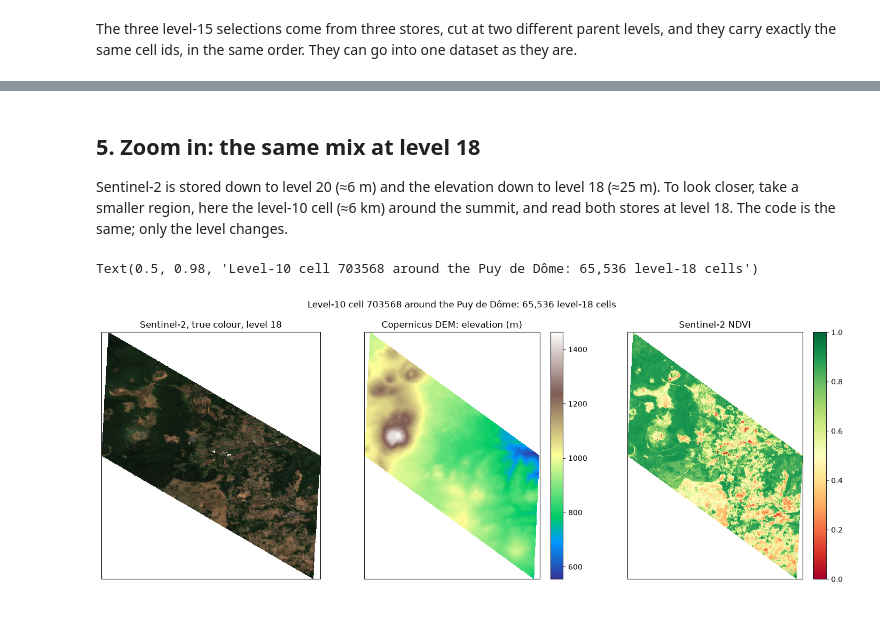
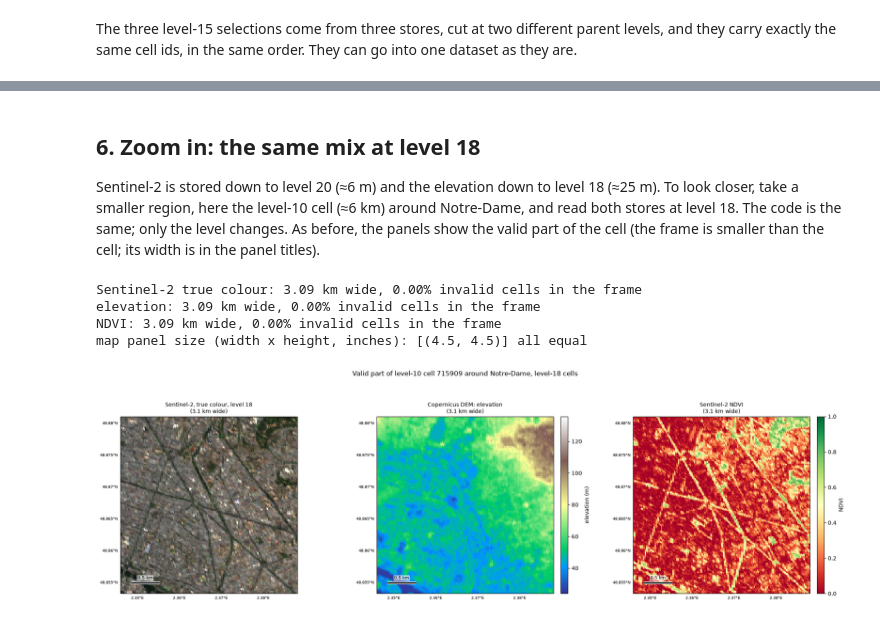
Before and after one commit to GRID4EARTH/examples, a Jupyter notebook: notebooks/02-mixing-products-on-one-grid.ipynb, the cells around one changed output, grey strips where cells are left out. Cells and saved outputs as stored; diff of their text form; code cells hidden in the pictures.

```diff
--- a/notebooks/02-mixing-products-on-one-grid.ipynb
+++ b/notebooks/02-mixing-products-on-one-grid.ipynb
@@ -149,6 +179,7 @@ mix = xr.Dataset(
         "b02": s2["b02"],
         "b03": s2["b03"],
         "b04": s2["b04"],
+        "b08": s2["b08"],
         "b8a": s2["b8a"],
         "elevation": ("cells", dem["dsm"].values, {"long_name": "surface elevation", "units": "m"}),
         "oa06": ("cells", olci["oa06_radiance"].values, olci["oa06_radiance"].attrs),
@@ -283,6 +451,6 @@ The whole area is one ERA5 cell. Its 24 hourly values place the two overpasses i
 # %%
 overpass = {
-    "Sentinel-3A": np.datetime64("2026-08-12T09:58:24"),
+    "Sentinel-3A": np.datetime64(olci_time),
     "Sentinel-2B": np.datetime64(s2_item.datetime.replace(tzinfo=None), "s"),
 }
 
@@ -306,0 +481,5 @@ At the Sentinel-2 overpass: 30.2 °C, total cloud cover 0.05, total column water
+# %%
+sub = cell_of(lon, lat, region_level)
+for name, cell, cell_level in [("level-7 cell", area, area_level), (f"level-{region_level} cell", sub, region_level)]:
+    p = positions(cell, cell_level, level, store_cell=area, store_level=area_level)
+    print(f"{name} {cell}: level-{level} positions {p.start:,} to {p.stop - 1:,} ({p.stop - p.start:,} cells)")
@@ -306,0 +534,16 @@ At the Sentinel-2 overpass: 30.2 °C, total cloud cover 0.05, total column water
+# %%
+def name(item):
+    return "Sentinel-" + item.properties["platform"][-2:].upper()
+
+
+# The frame holds only cells that are valid in both passes.
+both_valid = (valid_before & valid_after).values & np.isfinite(change.values)
+pass_extent = valid_frame(ids, level, both_valid, extent_of(area, area_level, pad=0))
+fig, axes = map_grid(1, 3)
+show(ids, ndvi_before, level, axes[0], f"NDVI, {name(pass_before)}, {pass_before.datetime:%Y-%m-%d}", pass_extent, cmap="RdYlGn", vmin=0, vmax=1, label="NDVI")
+show(ids, ndvi_after, level, axes[1], f"NDVI, {name(pass_after)}, {pass_after.datetime:%Y-%m-%d}", pass_extent, cmap="RdYlGn", vmin=0, vmax=1, label="NDVI")
+show(ids, change, level, axes[2], "NDVI change (after minus before)", pass_extent, cmap="RdBu", vmin=-0.1, vmax=0.1, label="ΔNDVI")
+fig.suptitle(f"Valid part of level-{area_level} cell {area}, level-{level} cells: {name(pass_before)} and {name(pass_after)}", y=0.995)
+for label, v in [("before", valid_before.values), ("after", valid_after.values), ("change", np.isfinite(change.values))]:
+    print(f"{label}: {(pass_extent[1] - pass_extent[0]) / 1000:.1f} km wide, {invalid_share(ids, level, v, pass_extent):.2%} invalid cells in the frame")
+check_panels(fig, axes)
@@ -307,29 +579,40 @@ At the Sentinel-2 overpass: 30.2 °C, total cloud cover 0.05, total column water
 # %% [markdown]
-## 5. Zoom in: the same mix at level 18
+## 6. Zoom in: the same mix at level 18
 
-Sentinel-2 is stored down to level 20 (≈6 m) and the elevation down to level 18 (≈25 m). To look closer, take a smaller region, here the level-10 cell (≈6 km) around the summit, and read both stores at level 18. The code is the same; only the level changes.
+Sentinel-2 is stored down to level 20 (≈6 m) and the elevation down to level 18 (≈25 m). To look closer, take a smaller region, here the level-10 cell (≈6 km) around Notre-Dame, and read both stores at level 18. The code is the same; only the level changes. As before, the panels show the valid part of the cell (the frame is smaller than the cell; its width is in the panel titles).
 # %%
-fine, region_level = 18, 10
 region = cell_of(lon, lat, region_level)
 
 s2_fine = xr.open_dataset(s2_item.assets["product"].href, engine="zarr", group=f"measurements/reflectance/{fine}")
 s2_fine = s2_fine[["b02", "b03", "b04", "b08"]].isel(cells=positions(region, region_level, fine, store_cell=area, store_level=7)).load()
 
 dem_fine = xr.open_dataset(dem_item.assets["product"].href, engine="zarr", group=f"dem/{fine}")
 dem_fine = dem_fine.isel(cells=positions(region, region_level, fine, store_cell=area >> 4, store_level=5)).load()
 
 assert np.array_equal(s2_fine["cell_ids"].values, dem_fine["cell_ids"].values)
 ids = s2_fine["cell_ids"].values
 ndvi = (s2_fine["b08"] - s2_fine["b04"]) / (s2_fine["b08"] + s2_fine["b04"])
 
-fig, axes = plt.subplots(1, 3, figsize=(18, 6), subplot_kw={"projection": projection})
-show(ids, stretch(s2_fine["b04"], s2_fine["b03"], s2_fine["b02"], gain=3.5), fine, axes[0], f"Sentinel-2, true colour, level {fine}")
-show(ids, dem_fine["dsm"], fine, axes[1], "Copernicus DEM: elevation (m)", cmap="terrain", colorbar=True)
-show(ids, ndvi, fine, axes[2], "Sentinel-2 NDVI", cmap="RdYlGn", vmin=0, vmax=1, colorbar=True)
-fig.suptitle(f"Level-{region_level} cell {region} around the Puy de Dôme: {ids.size:,} level-{fine} cells", y=0.98)
+zoom_valid = {
+    "Sentinel-2 true colour": valid_of(s2_fine["b04"], s2_fine["b03"], s2_fine["b02"]),
+    "elevation": valid_of(dem_fine["dsm"]),
+    "NDVI": valid_of(ndvi, s2_fine["b08"]),
+}
+zoom_extent = valid_frame(ids, fine, np.logical_and.reduce(list(zoom_valid.values())), extent_of(region, region_level, pad=0))
+fig, axes = map_grid(1, 3)
+show(ids, stretch(s2_fine["b04"], s2_fine["b03"], s2_fine["b02"], gain=3.5), fine, axes[0], f"Sentinel-2, true colour, level {fine}", zoom_extent)
+show(ids, dem_fine["dsm"], fine, axes[1], "Copernicus DEM: elevation", zoom_extent, cmap="terrain", label="elevation (m)")
+show(ids, ndvi, fine, axes[2], "Sentinel-2 NDVI", zoom_extent, cmap="RdYlGn", vmin=0, vmax=1, label="NDVI")
+fig.suptitle(f"Valid part of level-{region_level} cell {region} around Notre-Dame, level-{fine} cells", y=0.995)
+for name, v in zoom_valid.items():
+    print(f"{name}: {(zoom_extent[1] - zoom_extent[0]) / 1000:.2f} km wide, {invalid_share(ids, fine, v, zoom_extent):.2%} invalid cells in the frame")
+check_panels(fig, axes)
 # %% [output]
-Text(0.5, 0.98, 'Level-10 cell 703568 around the Puy de Dôme: 65,536 level-18 cells')
+Sentinel-2 true colour: 3.09 km wide, 0.00% invalid cells in the frame
+elevation: 3.09 km wide, 0.00% invalid cells in the frame
+NDVI: 3.09 km wide, 0.00% invalid cells in the frame
+map panel size (width x height, inches): [(4.5, 4.5)] all equal
-[figure, old version]
+[figure, new version]
 # %% [markdown]
 ## What made this simple
 
```
Also changed, not shown: parts of 34 cells of this notebook, 3 other files.
